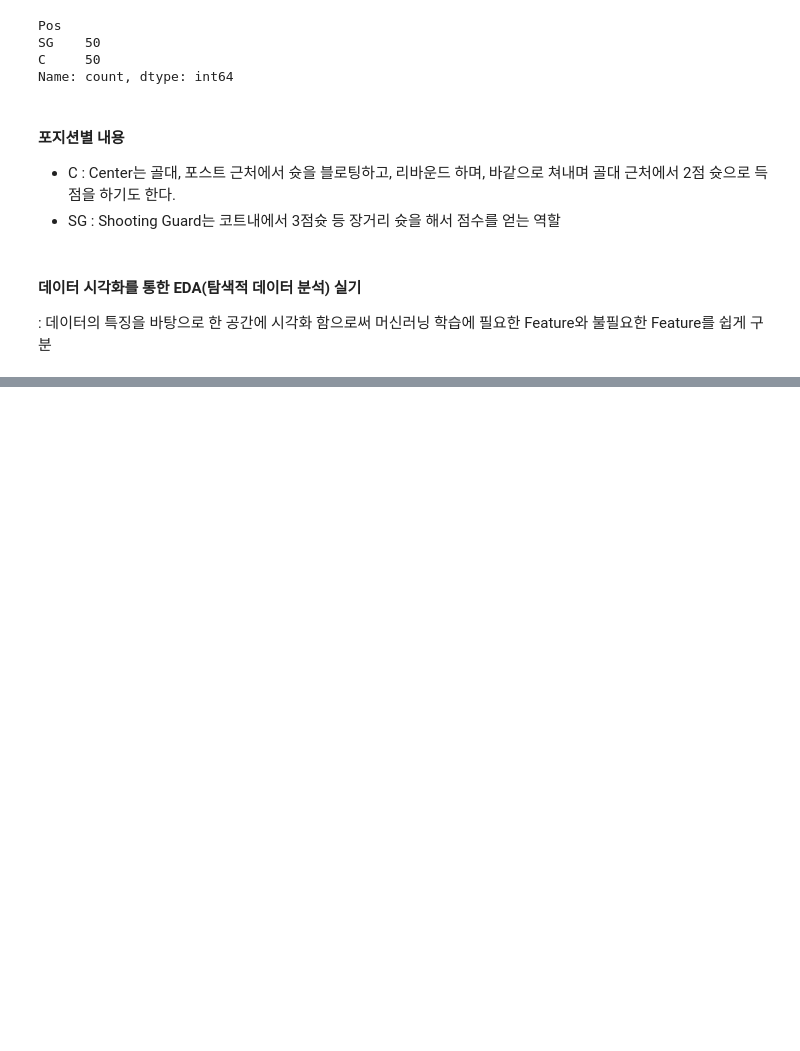
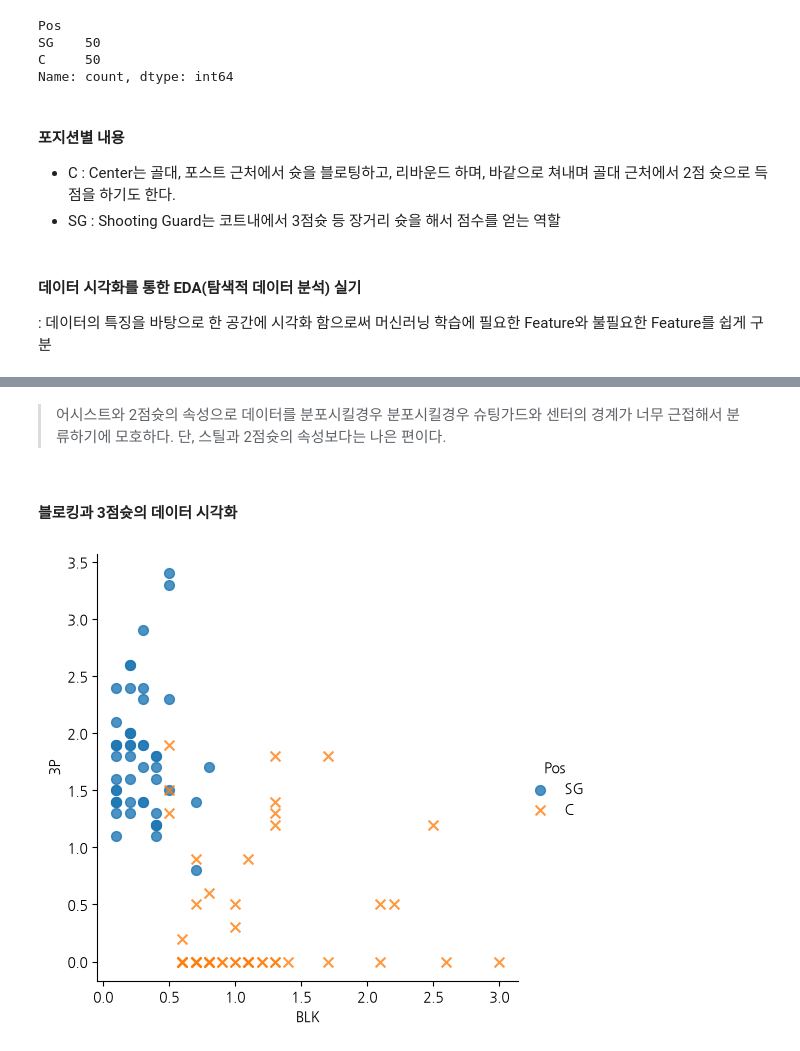
Before and after one commit to xywon0219nate-blip/Machine-Learning, a Jupyter notebook: Note/10.basketball.ipynb, the cells around one changed output, grey strips where cells are left out. Cells and saved outputs as stored; diff of their text form; code cells hidden in the pictures; blank space fills up the shorter version.

```diff
--- a/Note/10.basketball.ipynb
+++ b/Note/10.basketball.ipynb
@@ -40,0 +76,19 @@ Name: count, dtype: int64
+# %% [markdown]
+> 어시스트와 2점슛의 속성으로 데이터를 분포시킬경우 분포시킬경우 슈팅가드와 센터의 경계가 너무 근접해서 분류하기에 모호하다.
+단, 스틸과 2점슛의 속성보다는 나은 편이다.
+# %% [markdown]
+#### 블로킹과 3점슛의 데이터 시각화
+# %%
+sns.lmplot(
+   x="BLK",
+   y="3P",
+   data=df,
+   fit_reg = False,#회귀선
+   scatter_kws={'s':50}, #좌표상의 점의 크기
+   hue="Pos",
+   markers=['o','x']
+)
+plt.title=('블로킹과 3점슛')
+plt.show()
+# %% [output]
+[figure, added]
```
Also changed, not shown: parts of 15 cells of this notebook, 3 other files.
